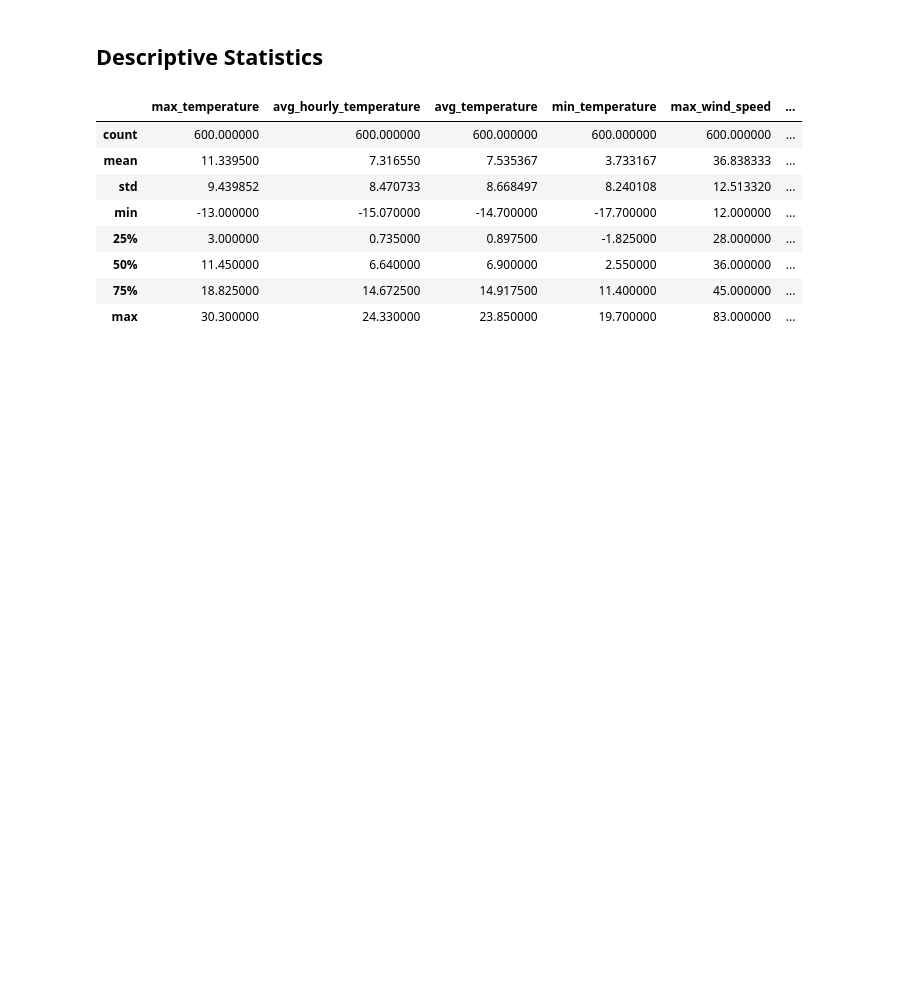
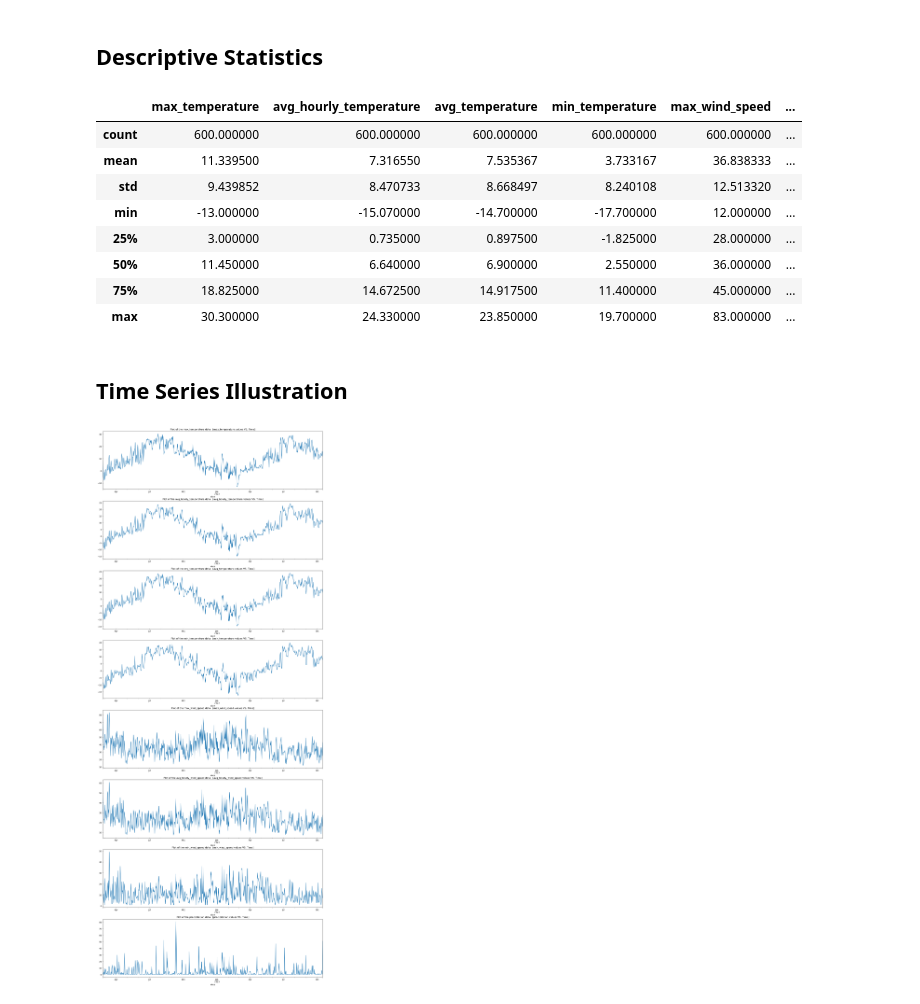
Before and after one commit to Mohammad-Ali-Mir/CMSC-6950-Project, a Jupyter notebook: code/Jupyter.ipynb, the cells around one changed output. Drawn from its saved outputs; the diff is of its cells as text; code cells hidden in the pictures; blank space fills up the shorter version.

Commit message:
Add time series

```diff
--- a/code/Jupyter.ipynb
+++ b/code/Jupyter.ipynb
@@ -172,3 +172,20 @@ df.describe()
 | 50% | 11.450000 | 6.640000 | 6.900000 | 2.550000 | 36.000000 | ... |
 | 75% | 18.825000 | 14.672500 | 14.917500 | 11.400000 | 45.000000 | ... |
 | max | 30.300000 | 24.330000 | 23.850000 | 19.700000 | 83.000000 | ... |
+# %% [markdown]
+## Time Series Illustration
+# %%
+# we define a function to automatically plot each attribute time series.
+def time_plot(df, columns):
+    fig, axs = plt.subplots(len(columns), 1, figsize=(20, 50))
+    axs = axs.flatten()
+    i=0
+    for c in columns:
+        df[c].plot(ax=axs[i])
+        axs[i].set(title=f'Plot of the {c} data   [{c} values VS. Time]')
+        i+=1
+    plt.show()
+# %%
+time_plot(df, df.columns)
+# %% [output]
+[figure, added]
```
